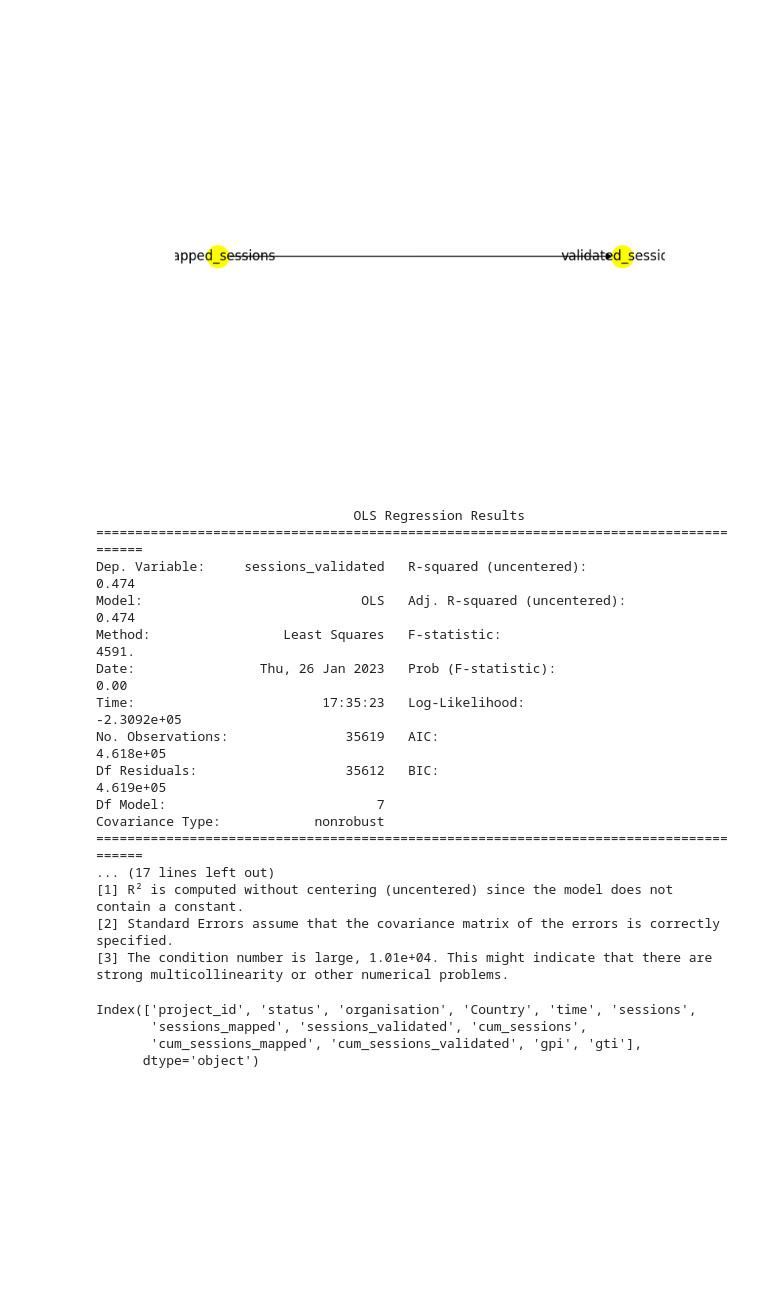
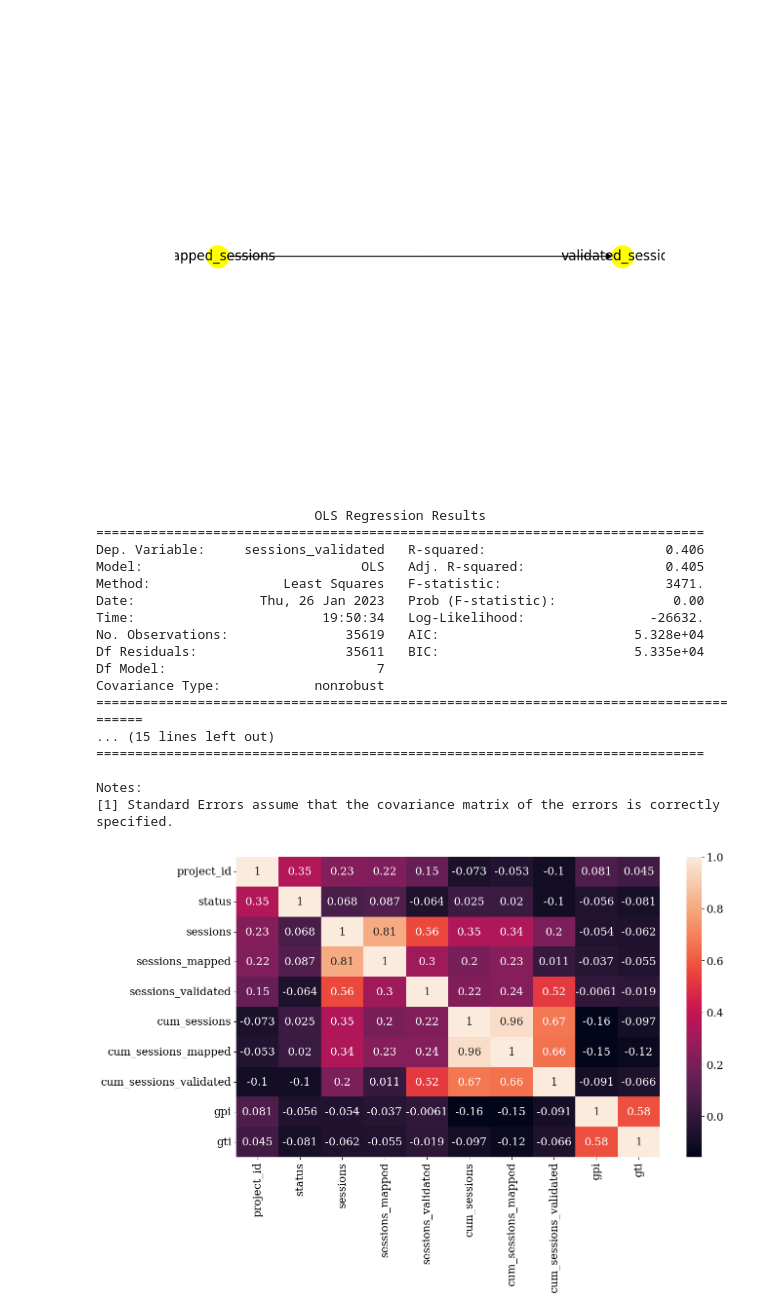
Before and after one commit to SIDIBEMoussa/Humanitarian-activity-analysis, a Jupyter notebook: Final notebook (EDA + Modeling)/Final_Notebook.ipynb, the cells around one changed output. Drawn from its saved outputs; the diff is of its cells as text; code cells hidden in the pictures; blank space fills up the shorter version.

```diff
--- a/Final notebook (EDA + Modeling)/Final_Notebook.ipynb
+++ b/Final notebook (EDA + Modeling)/Final_Notebook.ipynb
@@ -217,31 +232,34 @@ display(Image(filename="causal_model.png"))
 # %%
-model = sm.OLS(activity_by_month[dependant_col],activity_by_month[independent_cols])
+X = sm.add_constant(activity_by_month[independent_cols])
+y = activity_by_month[dependant_col]
+
+model = sm.OLS(y,X)
 
 result = model.fit()
 
 print(result.summary())
 # %% [output]
-                                 OLS Regression Results
-=======================================================================================
-Dep. Variable:     sessions_validated   R-squared (uncentered):                   0.474
-Model:                            OLS   Adj. R-squared (uncentered):              0.474
-Method:                 Least Squares   F-statistic:                              4591.
-Date:                Thu, 26 Jan 2023   Prob (F-statistic):                        0.00
-Time:                        17:35:23   Log-Likelihood:                     -2.3092e+05
-No. Observations:               35619   AIC:                                  4.618e+05
-Df Residuals:                   35612   BIC:                                  4.619e+05
+                            OLS Regression Results
+==============================================================================
+Dep. Variable:     sessions_validated   R-squared:                       0.406
+Model:                            OLS   Adj. R-squared:                  0.405
+Method:                 Least Squares   F-statistic:                     3471.
+Date:                Thu, 26 Jan 2023   Prob (F-statistic):               0.00
+Time:                        19:50:34   Log-Likelihood:                -26632.
+No. Observations:               35619   AIC:                         5.328e+04
+Df Residuals:                   35611   BIC:                         5.335e+04
 Df Model:                           7
 Covariance Type:            nonrobust
 =======================================================================================
-... (17 lines left out)
-[1] R² is computed without centering (uncentered) since the model does not contain a constant.
-[2] Standard Errors assume that the covariance matrix of the errors is correctly specified.
-[3] The condition number is large, 1.01e+04. This might indicate that there are
-strong multicollinearity or other numerical problems.
+... (15 lines left out)
+==============================================================================
+
+Notes:
+[1] Standard Errors assume that the covariance matrix of the errors is correctly specified.
-# %%
-activity_by_month.columns
-# %% [output]
-Index(['project_id', 'status', 'organisation', 'Country', 'time', 'sessions',
-       'sessions_mapped', 'sessions_validated', 'cum_sessions',
-       'cum_sessions_mapped', 'cum_sessions_validated', 'gpi', 'gti'],
-      dtype='object')
+# %%
+corr = activity_by_month.corr()
+
+sns.heatmap(corr, annot= True)
+plt.show()
+# %% [output]
+[figure, added]
```
Also changed, not shown: parts of 5 cells of this notebook, 1 other file.
